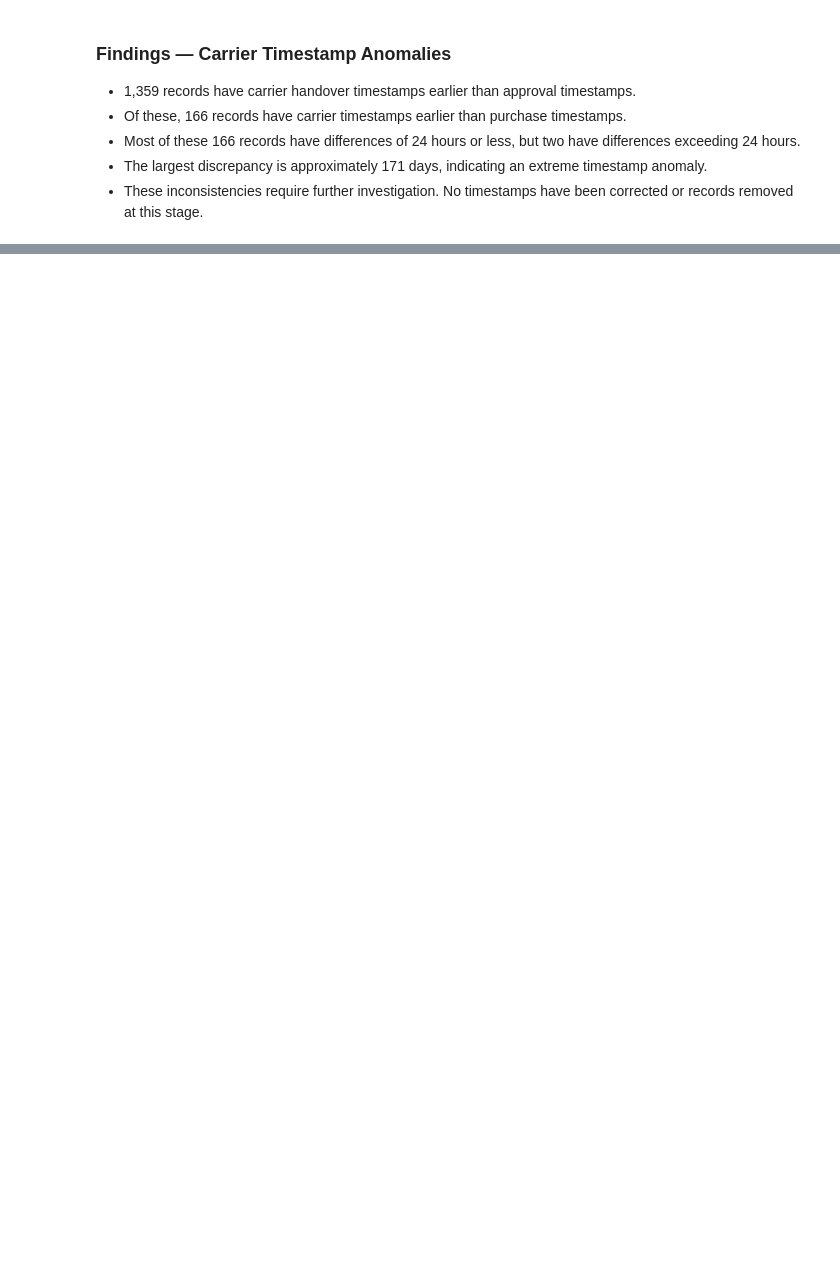
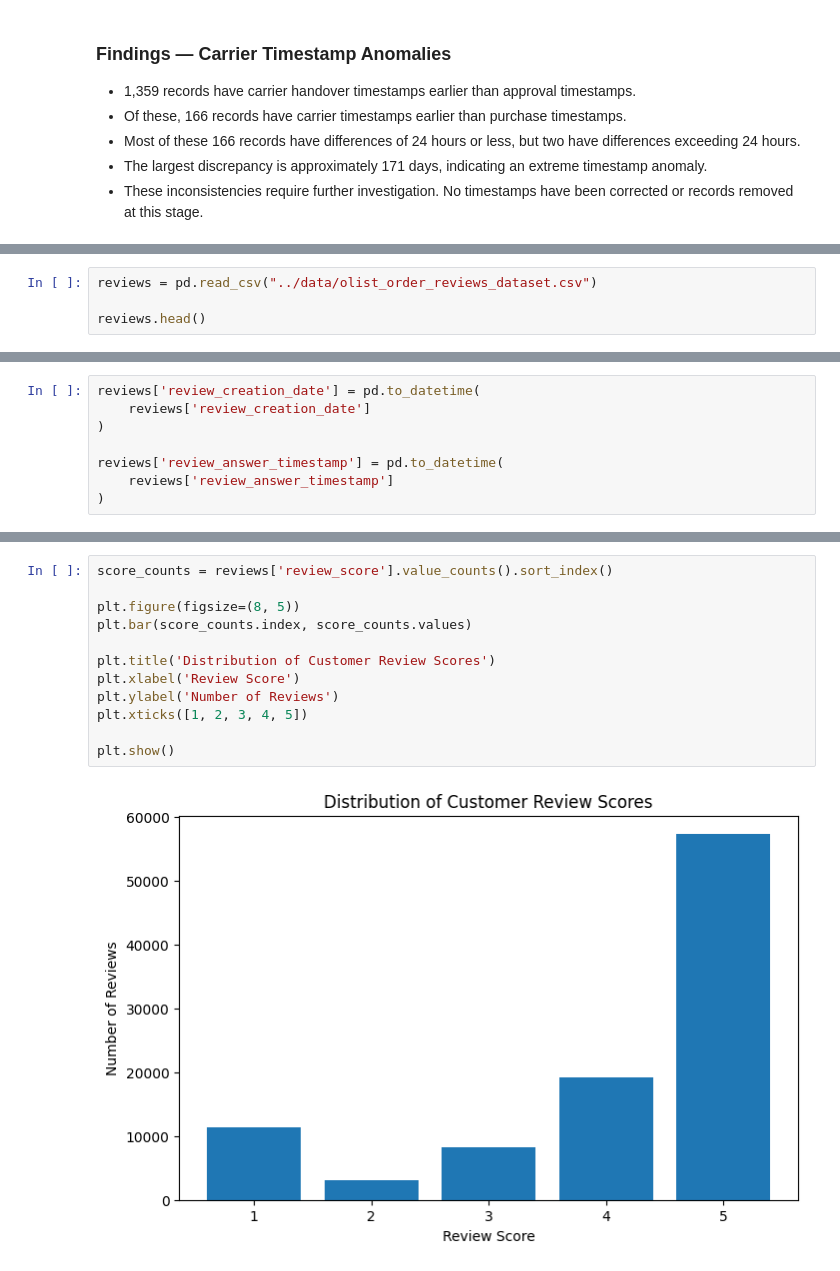
Before and after one commit to NazreenShanavaz/ecommerce-customer-intelligence, a Jupyter notebook: notebooks/01_data_understanding.ipynb, the cells around one changed output, grey strips where cells are left out. Saved outputs shown, nothing was run; the diff lists cells and outputs as text; blank space fills up the shorter version.

```diff
--- a/notebooks/01_data_understanding.ipynb
+++ b/notebooks/01_data_understanding.ipynb
@@ -345,0 +1020,4 @@ before_purchase.loc[
+# %%
+reviews = pd.read_csv("../data/olist_order_reviews_dataset.csv")
+
+reviews.head()
@@ -345,0 +1063,8 @@ before_purchase.loc[
+# %%
+reviews['review_creation_date'] = pd.to_datetime(
+    reviews['review_creation_date']
+)
+
+reviews['review_answer_timestamp'] = pd.to_datetime(
+    reviews['review_answer_timestamp']
+)
@@ -345,0 +1108,14 @@ before_purchase.loc[
+# %%
+score_counts = reviews['review_score'].value_counts().sort_index()
+
+plt.figure(figsize=(8, 5))
+plt.bar(score_counts.index, score_counts.values)
+
+plt.title('Distribution of Customer Review Scores')
+plt.xlabel('Review Score')
+plt.ylabel('Number of Reviews')
+plt.xticks([1, 2, 3, 4, 5])
+
+plt.show()
+# %% [output]
+[figure, added]
```
Also changed, not shown: parts of 104 cells of this notebook, 1 other file.
